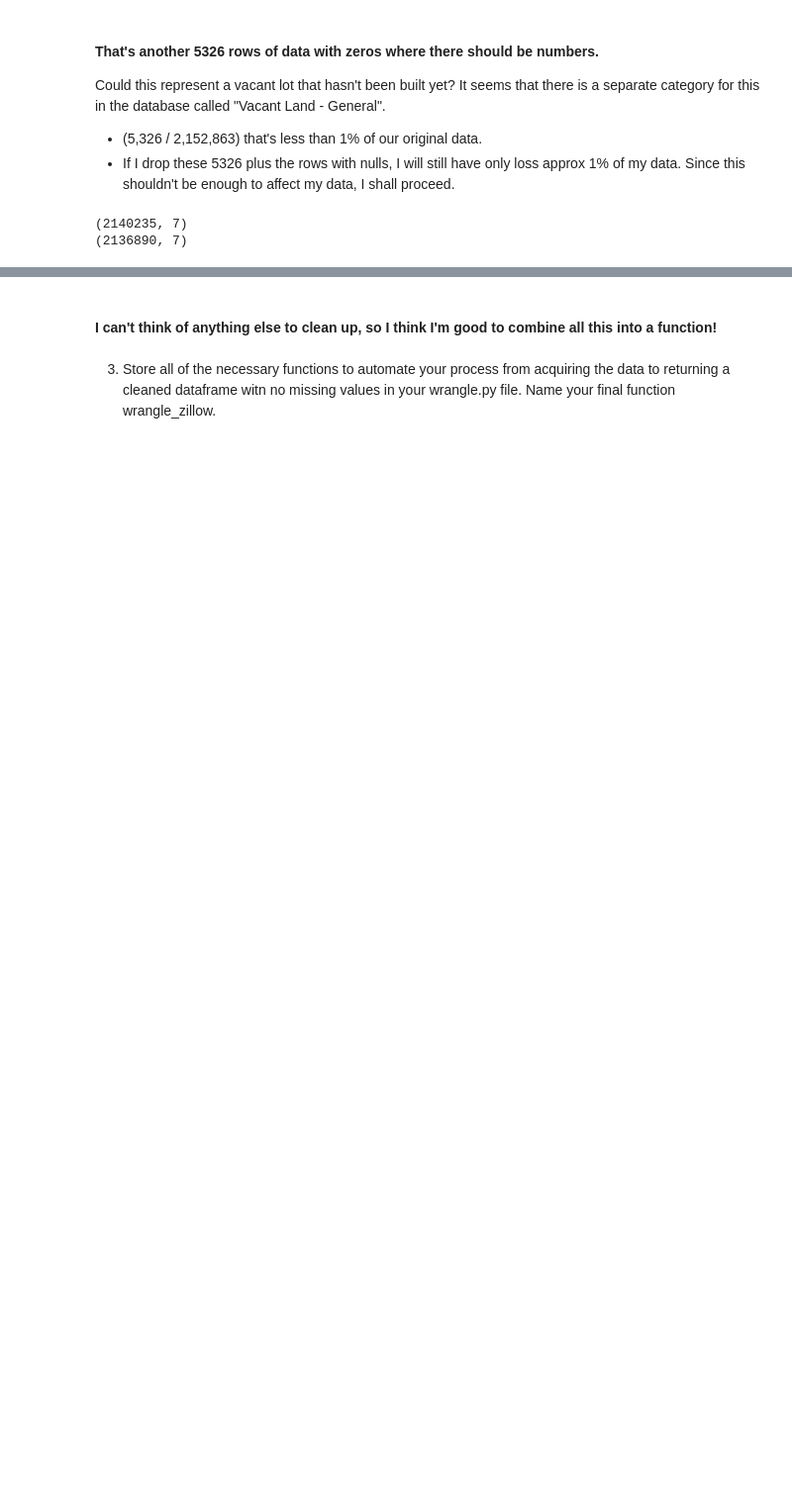
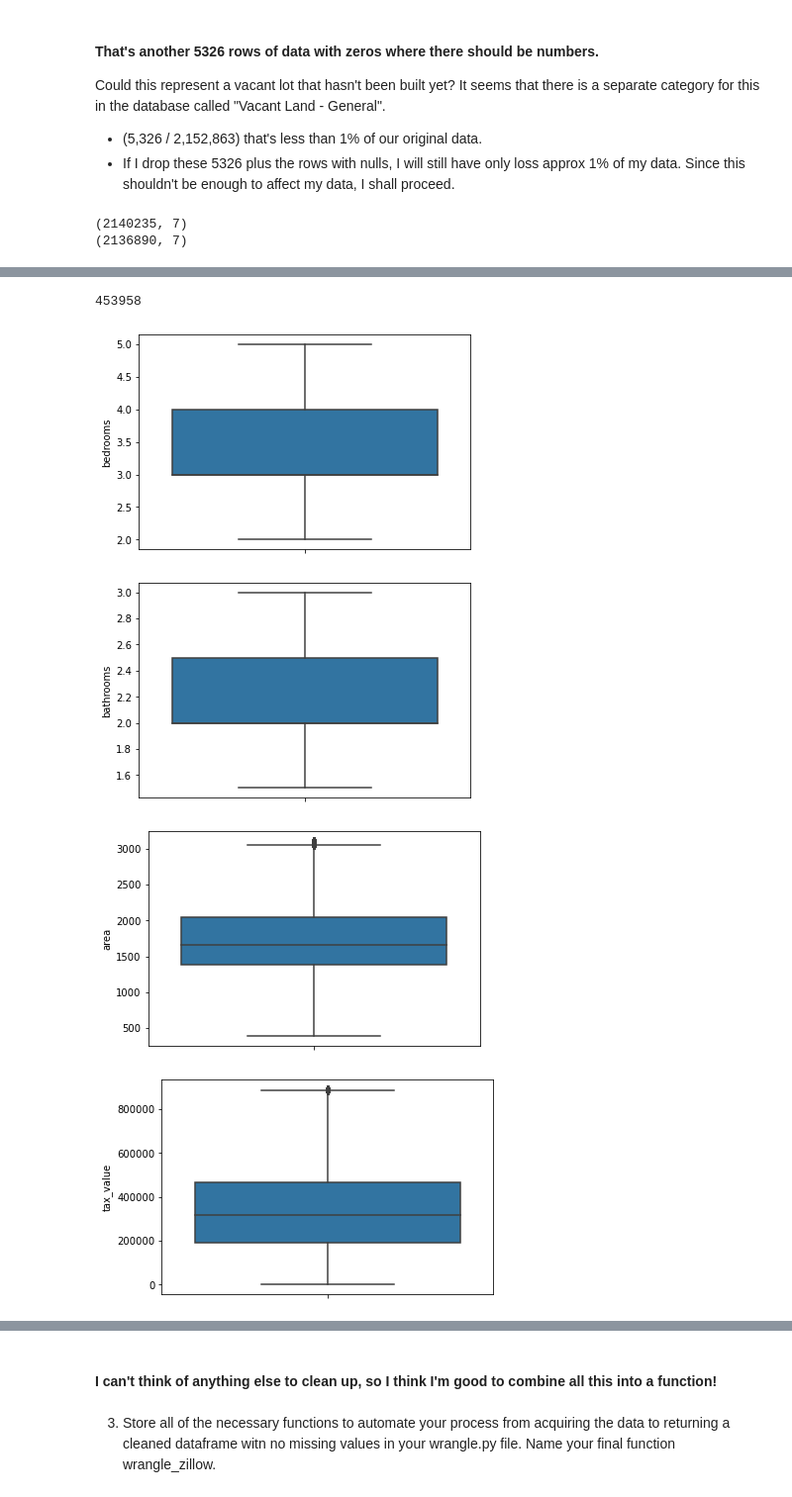
Before and after one commit to JeanetteSchulz/regression-exercises, a Jupyter notebook: wrangle_notebook.ipynb, the cells around one changed output, grey strips where cells are left out. Shown at 99% size. Saved outputs shown, nothing was run; the diff lists cells and outputs as text; code cells hidden in the pictures; blank space fills up the shorter version.

```diff
--- a/wrangle_notebook.ipynb
+++ b/wrangle_notebook.ipynb
@@ -255,0 +340,25 @@ print(zillow.shape)
+# %%
+zw = remove_outliers(z, 1.5, [    'bedrooms',
+                                  'bathrooms',
+                                  'area',
+                                  'tax_value',
+                                  'taxamount'])
+
+# Removing these outliers would remove another 453,958 rows of data
+z.shape[0] - zw.shape[0]
+# %% [output]
+453958
+# %%
+# Create boxplots for each column
+columns = zillow.columns
+
+for x in columns:
+    sns.boxplot(data= zw, y = x)
+    plt.title('')
+
+    plt.show()
+# %% [output]
+[figure, added]
+[figure, added]
+[figure, added]
+[figure, added]
```
Also changed, not shown: parts of 26 cells of this notebook.
